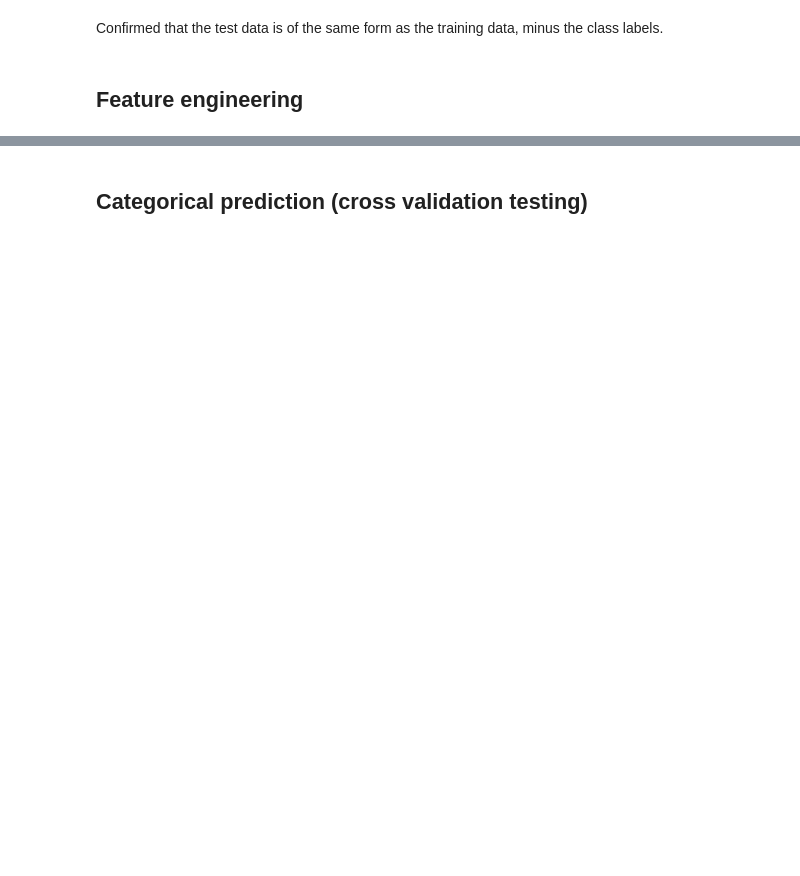
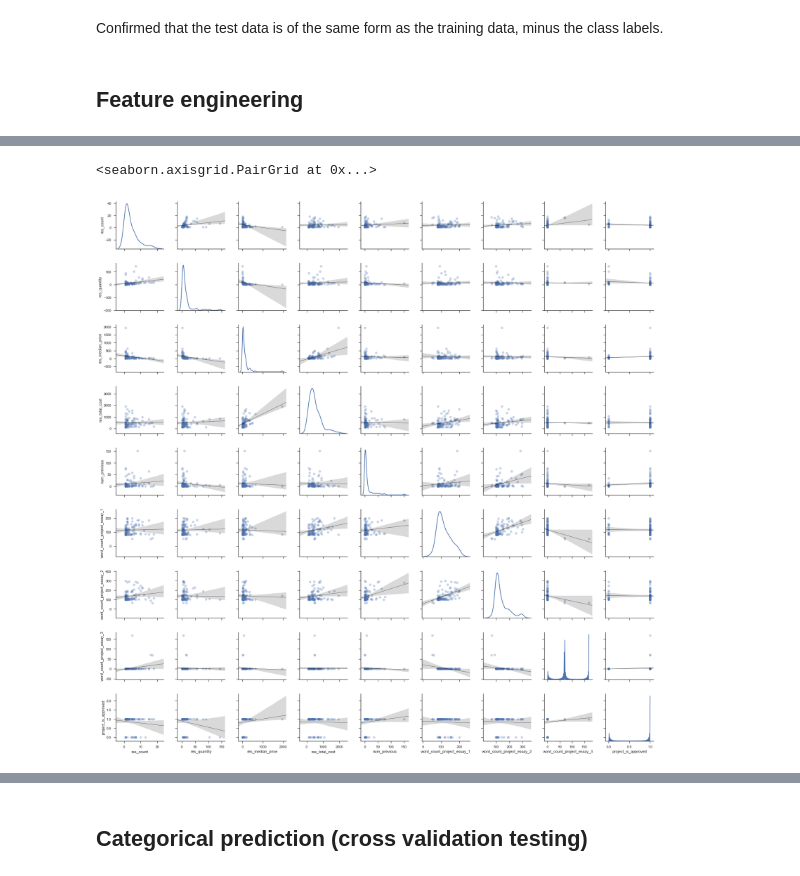
Before and after one commit to aaronpenne/machine_learning_nanodegree, a Jupyter notebook: donorschoose.ipynb, the cells around one changed output, grey strips where cells are left out. Drawn from its saved outputs; the diff is of its cells as text; code cells hidden in the pictures; blank space fills up the shorter version.

```diff
--- a/donorschoose.ipynb
+++ b/donorschoose.ipynb
@@ -253,8 +294,15 @@ train['subject_agg'] = train[cols].apply(' '.join, axis=1)
 cols = ['project_title', 'project_essay_1', 'project_essay_2', 'project_essay_3', 'project_essay_4']
 # Remove escaped characters from text
 for c in cols:
-    train[c].fillna('', inplace=True)
-    train[c] = train[c].apply(lambda s: s.replace('\\"', ' '))
-    train[c] = train[c].apply(lambda s: s.replace('\\r', ' '))
-    train[c] = train[c].apply(lambda s: s.replace('\\n', ' '))
-train['essay_agg'] = train[['project_title', 'project_essay_1', 'project_essay_2', 'project_essay_3', 'project_essay_4']].apply(' '.join, axis=1)
+    df[c].fillna('', inplace=True)
+    df[c] = df[c].apply(lambda s: s.replace('\\"', ' '))
+    df[c] = df[c].apply(lambda s: s.replace('\\r', ' '))
+    df[c] = df[c].apply(lambda s: s.replace('\\n', ' '))
+    df[c] = df[c].apply(lambda s: s.strip())
+
+df['essay_agg'] = df[['project_title', 'project_essay_1', 'project_essay_2', 'project_essay_3', 'project_essay_4']].apply(' '.join, axis=1)
+
+cols = ['essay_agg', 'project_title', 'project_essay_1', 'project_essay_2', 'project_essay_3', 'project_essay_4']
+for c in cols:
+    # Get word counts for each essay, etc.
+    df['word_count_' + c] = df[c].apply(lambda s: len(s.split()))
@@ -305,0 +439,20 @@ processed.head(5)
+# %%
+cols = ['res_count',
+        'res_quantity',
+        'res_median_price',
+        'res_total_cost',
+        'num_previous',
+        'word_count_project_essay_1',
+        'word_count_project_essay_2',
+        'word_count_project_essay_3',
+        'project_is_approved'
+       ]
+plot_kws = {'line_kws': {'color': 'black', 'lw':0.5},
+            'scatter_kws': {'alpha': 0.3}}
+sns.pairplot(df_corr[cols],
+             kind='reg',
+             diag_kind='kde',
+             plot_kws=plot_kws)
+# %% [output]
+<seaborn.axisgrid.PairGrid at 0x...>
+[figure, added]
```
Also changed, not shown: parts of 38 cells of this notebook.
